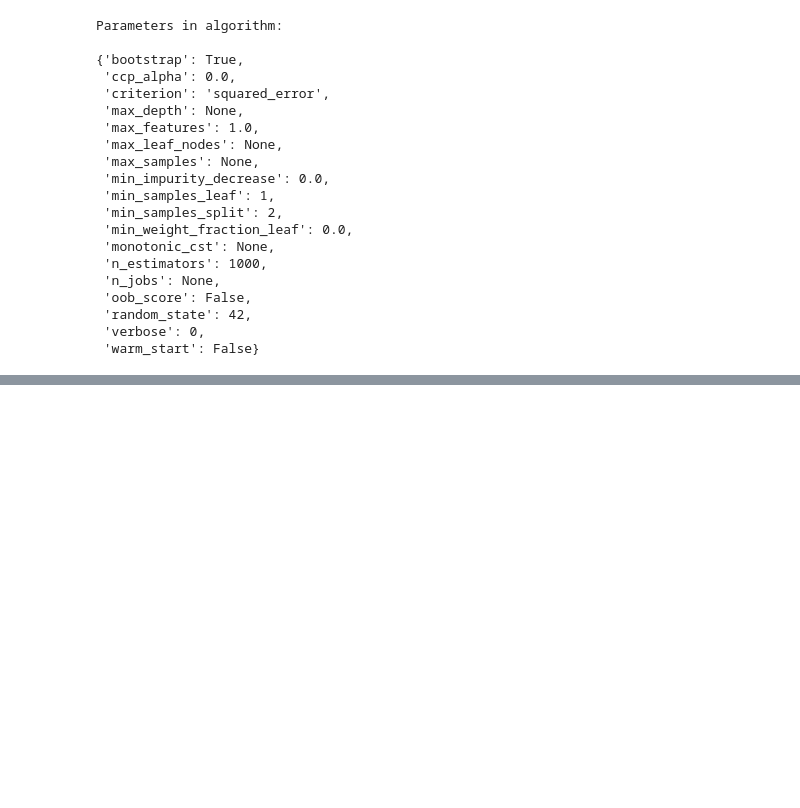
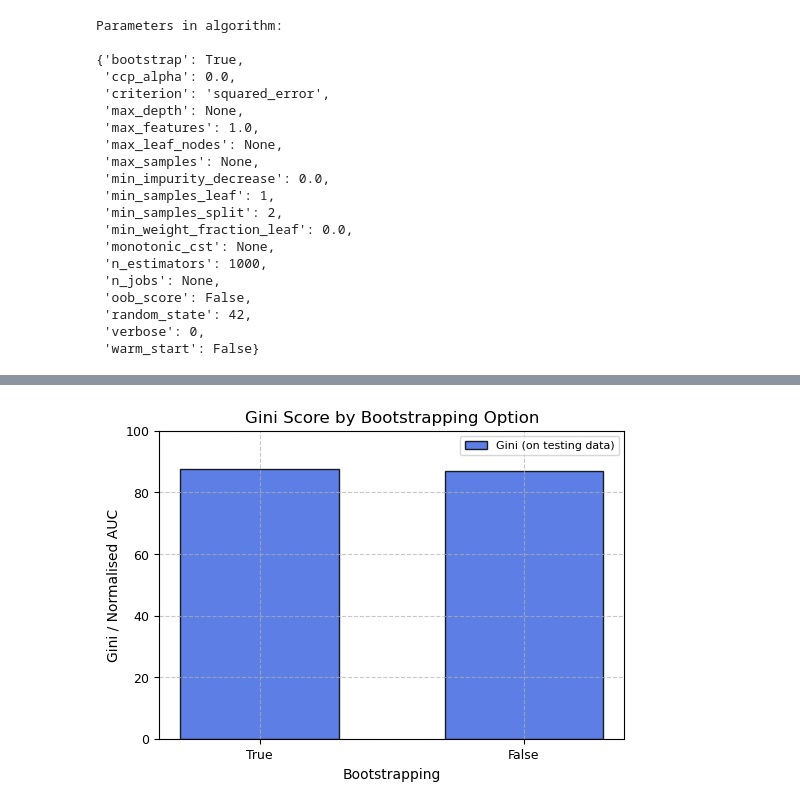
Before and after one commit to Yukitoshi12345/Bank-Marketing-Analysis, a Jupyter notebook: random_forest.ipynb, the cells around one changed output, grey strips where cells are left out. Saved outputs shown, nothing was run; the diff lists cells and outputs as text; code cells hidden in the pictures; blank space fills up the shorter version.

```diff
--- a/random_forest.ipynb
+++ b/random_forest.ipynb
@@ -132,0 +228,44 @@ Parameters in algorithm:
+# %%
+ginis = []
+bootstrap_labels = []
+
+for i in [True, False]:
+    # Use 'sqrt' for 'auto' because 'auto' is deprecated
+    rf = RandomForestRegressor(
+        n_estimators=2000,
+        max_features='sqrt',  # 'auto' = 'sqrt' for Regressor
+        random_state=7,
+        bootstrap=i
+    )
+
+    rf.fit(X_train_small, Y_train_small)
+
+    predictions = rf.predict(X_test_small)
+    auc = metrics.roc_auc_score(Y_test_small, predictions)
+    gini = (2 * auc - 1) * 100
+
+    ginis.append(gini)
+    bootstrap_labels.append('True' if i else 'False')
+
+# Plot Gini results
+plt.figure(figsize=(6, 4))
+plt.bar(
+    bootstrap_labels,
+    ginis,
+    color='royalblue',
+    width=0.6,
+    edgecolor='black',
+    alpha=0.85,
+    label='Gini (on testing data)'
+)
+plt.ylim(0, 100)
+plt.ylabel('Gini / Normalised AUC', fontsize=10)
+plt.xlabel('Bootstrapping', fontsize=10)
+plt.title('Gini Score by Bootstrapping Option', fontsize=12)
+plt.grid(True, linestyle='--', alpha=0.7)
+plt.legend(fontsize=8)
+plt.xticks(fontsize=9)
+plt.yticks(fontsize=9)
+plt.show()
+# %% [output]
+[figure, added]
```
Also changed, not shown: parts of 9 cells of this notebook.
